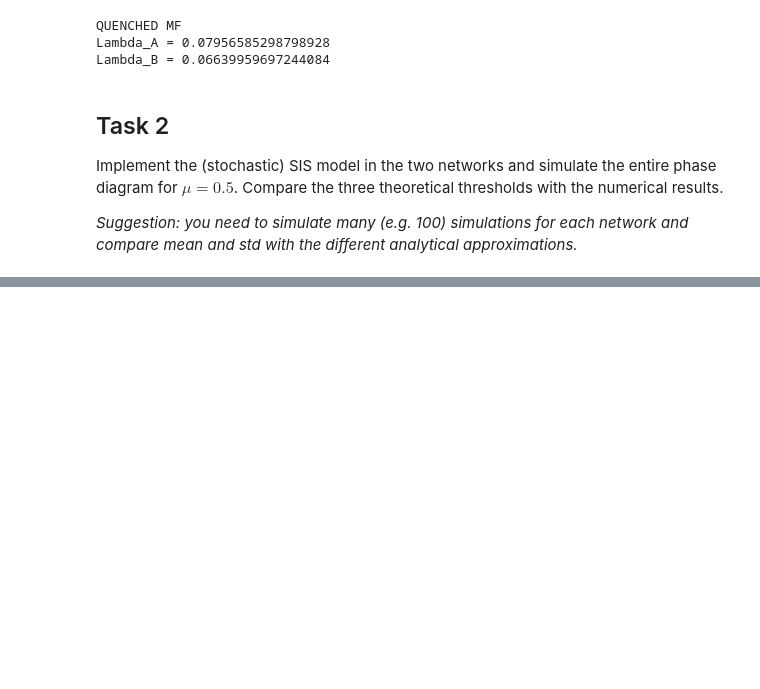
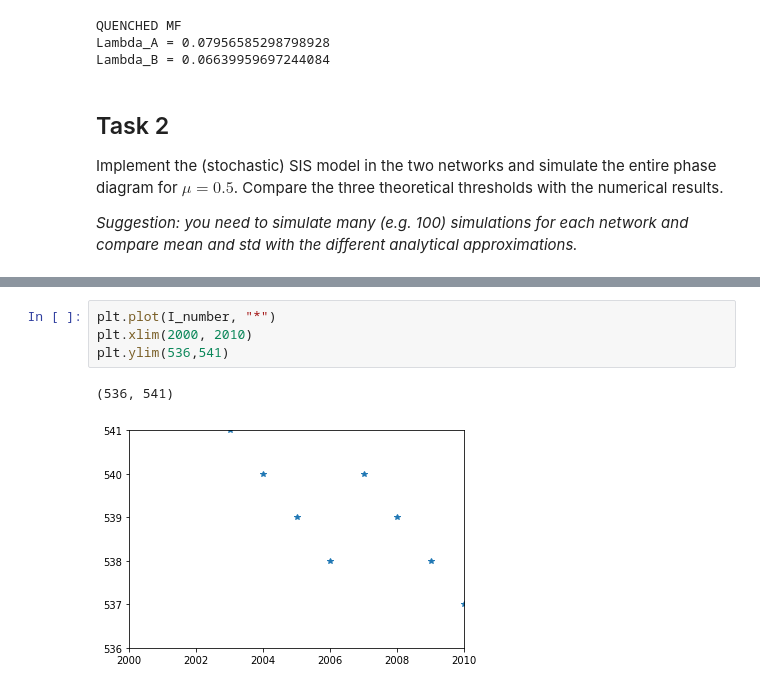
Before and after one commit to Agos95/ComplexSyst, a Jupyter notebook: 02/Agostini_Federico_code2.ipynb, the cells around one changed output, grey strips where cells are left out. Cells and saved outputs as stored; diff of their text form; blank space fills up the shorter version.

```diff
--- a/02/Agostini_Federico_code2.ipynb
+++ b/02/Agostini_Federico_code2.ipynb
@@ -108,0 +351,7 @@ Implement the (stochastic) SIS model in the two networks and simulate the entire
+# %%
+plt.plot(I_number, "*")
+plt.xlim(2000, 2010)
+plt.ylim(536,541)
+# %% [output]
+(536, 541)
+[figure, added]
```
Also changed, not shown: parts of 16 cells of this notebook.
